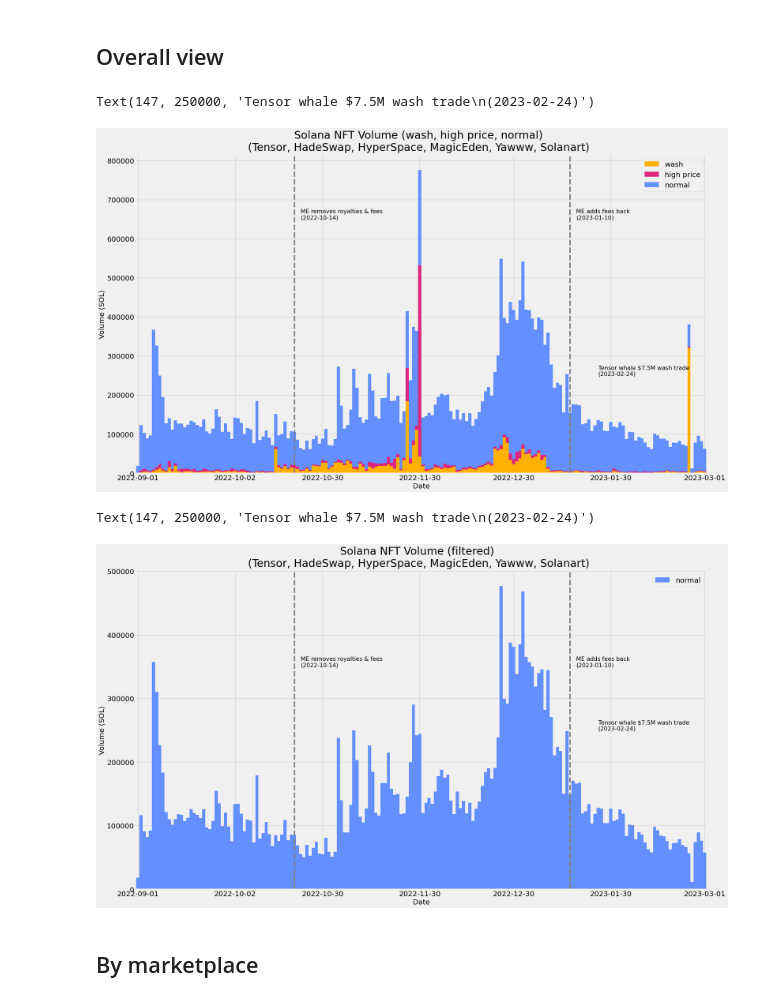
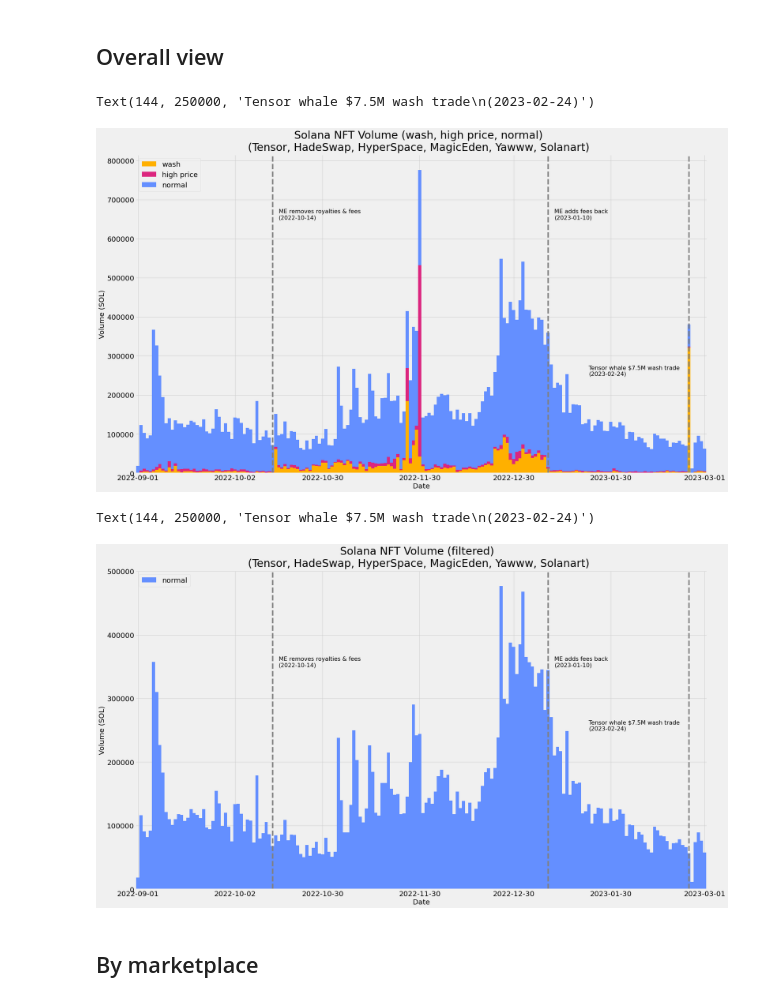
Before and after one commit to tensor-hq/simple-nft-wash-trade-detection, a Jupyter notebook: notebooks/wash-trade-detection.ipynb, the cells around one changed output. Drawn from its saved outputs; the diff is of its cells as text; code cells hidden in the pictures.

Commit message:
Updated first dates on first 2 charts.

```diff
--- a/notebooks/wash-trade-detection.ipynb
+++ b/notebooks/wash-trade-detection.ipynb
@@ -266,28 +266,28 @@ mpl.style.use('fivethirtyeight')
 # %%
 fig, ax = plt.subplots(
     figsize=(25, 15),
 )
 plt.grid()
 plt.tight_layout(pad=6)
 plot_source(df_all_out, None, ax=ax)
 fig.suptitle('Solana NFT Volume (wash, high price, normal)\n(Tensor, HadeSwap, HyperSpace, MagicEden, Yawww, Solanart)',
              fontsize=30)
 
-first = dt.date(2022,8,25)
+first = dt.date(2022,9,1)
 date1 = (dt.date(2022,10,14) - first).days
 ax.axvline(x=date1, linestyle='--', color='gray')
 ax.text(date1 + 2, 650000, 'ME removes royalties & fees\n(2022-10-14)', fontsize=16)
 
 date2 = (dt.date(2023,1,10) - first).days
 ax.axvline(x=date2, linestyle='--', color='gray')
 ax.text(date2 + 2, 650000, 'ME adds fees back\n(2023-01-10)', fontsize=16)
 
 date3 = (dt.date(2023,2,24) - first).days
 ax.axvline(x=date3, linestyle='--', color='gray')
-ax.text(date3 -36, 250000, 'Tensor whale $7.5M wash trade\n(2023-02-24)', fontsize=16)
+ax.text(date3 -32, 250000, 'Tensor whale $7.5M wash trade\n(2023-02-24)', fontsize=16)
 # %% [output]
-Text(147, 250000, 'Tensor whale $7.5M wash trade\n(2023-02-24)')
+Text(144, 250000, 'Tensor whale $7.5M wash trade\n(2023-02-24)')
-[figure, old version]
+[figure, new version]
 # %%
 fig, ax = plt.subplots(
     figsize=(25, 15),
@@ -298,7 +298,7 @@ plot_source(df_all_out, None, ax=ax, only_normal=True)
 fig.suptitle('Solana NFT Volume (filtered) \n(Tensor, HadeSwap, HyperSpace, MagicEden, Yawww, Solanart)',
              fontsize=30)
 
-first = dt.date(2022,8,25)
+first = dt.date(2022,9,1)
 date1 = (dt.date(2022,10,14) - first).days
 ax.axvline(x=date1, linestyle='--', color='gray')
 ax.text(date1 + 2, 350000, 'ME removes royalties & fees\n(2022-10-14)', fontsize=16)
@@ -309,10 +309,10 @@ ax.text(date2 + 2, 350000, 'ME adds fees back\n(2023-01-10)', fontsize=16)
 
 date3 = (dt.date(2023,2,24) - first).days
 ax.axvline(x=date3, linestyle='--', color='gray')
-ax.text(date3 -36, 250000, 'Tensor whale $7.5M wash trade\n(2023-02-24)', fontsize=16)
+ax.text(date3 -32, 250000, 'Tensor whale $7.5M wash trade\n(2023-02-24)', fontsize=16)
 # %% [output]
-Text(147, 250000, 'Tensor whale $7.5M wash trade\n(2023-02-24)')
+Text(144, 250000, 'Tensor whale $7.5M wash trade\n(2023-02-24)')
-[figure, old version]
+[figure, new version]
 # %% [markdown]
 ## By marketplace
 # %%
```
